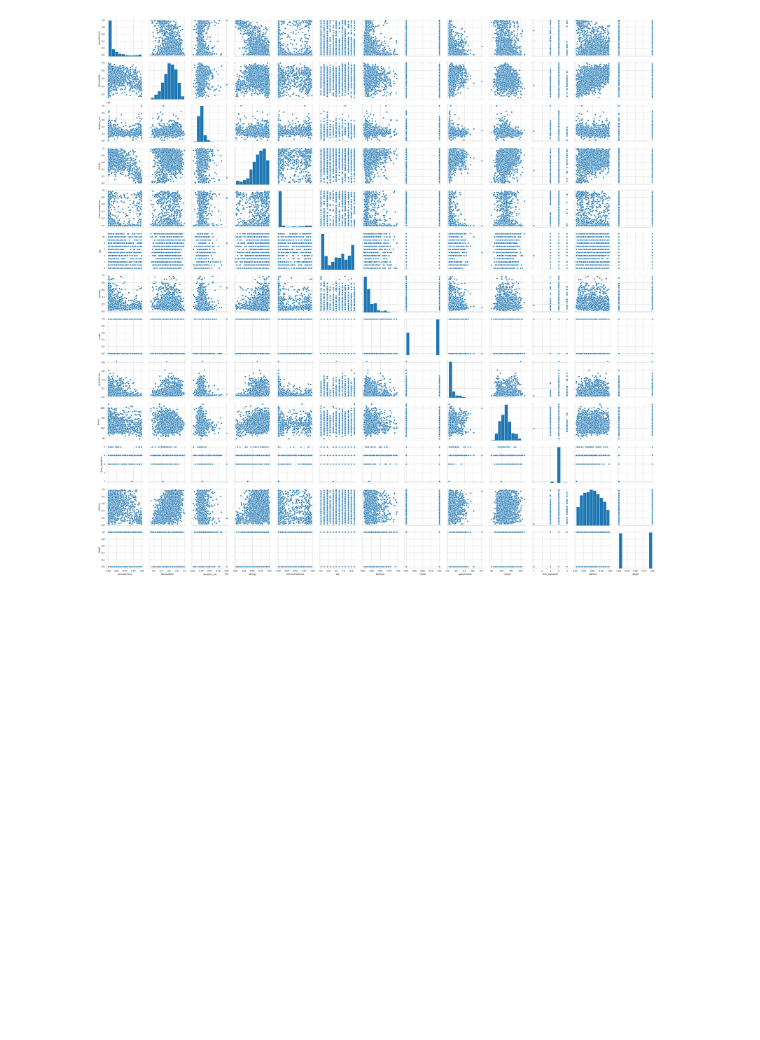
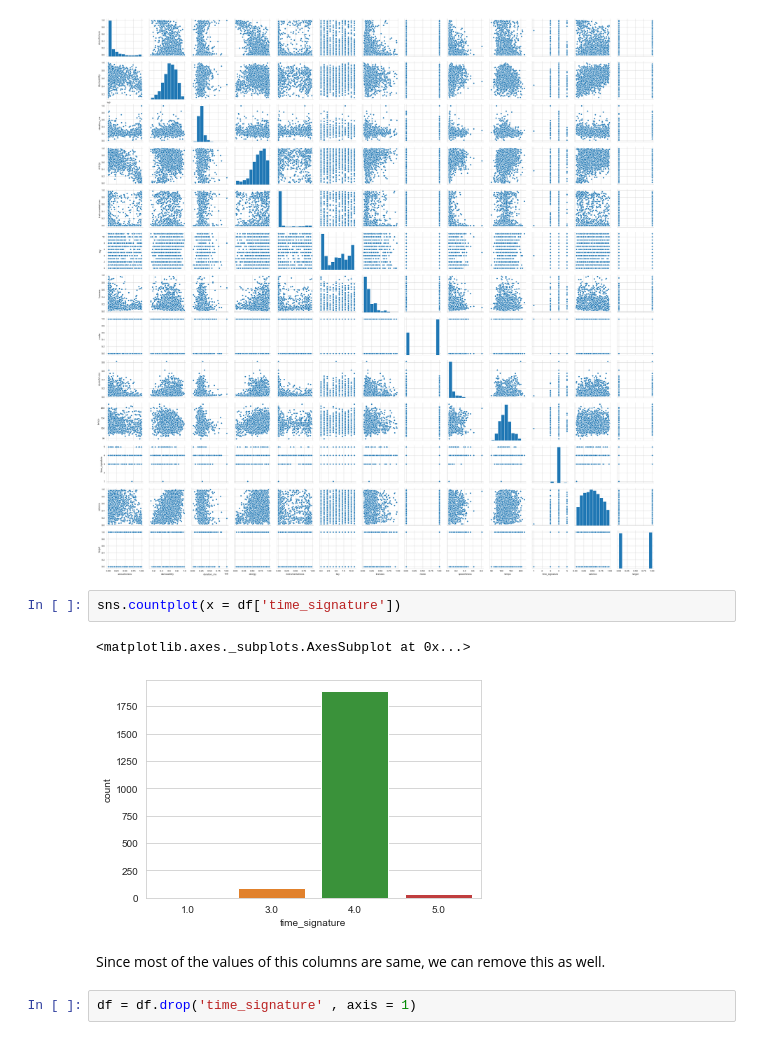
Before and after one commit to 5aumit/spotify-attributes, a Jupyter notebook: EDA.ipynb, the cells around one changed output. Drawn from its saved outputs; the diff is of its cells as text; blank space fills up the shorter version.

```diff
--- a/EDA.ipynb
+++ b/EDA.ipynb
@@ -129,3 +129,12 @@ sns.pairplot(df)
 # %% [output]
 <seaborn.axisgrid.PairGrid at 0x...>
 [figure]
+# %%
+sns.countplot(x = df['time_signature'])
+# %% [output]
+<matplotlib.axes._subplots.AxesSubplot at 0x...>
+[figure, added]
+# %% [markdown]
+Since most of the values of this columns are same, we can remove this as well.
+# %%
+df = df.drop('time_signature' , axis = 1)
```
Also changed, not shown: parts of 5 cells of this notebook, 2 other files.
